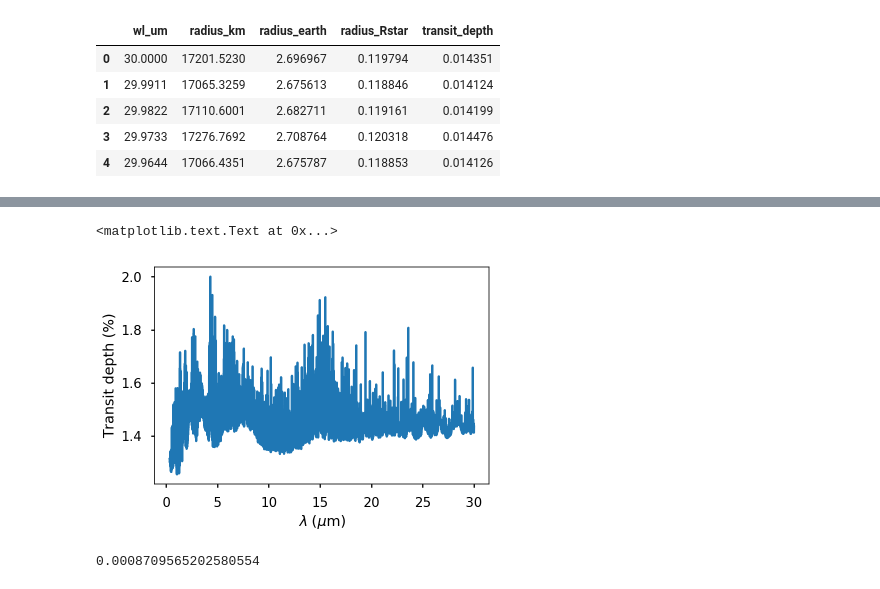
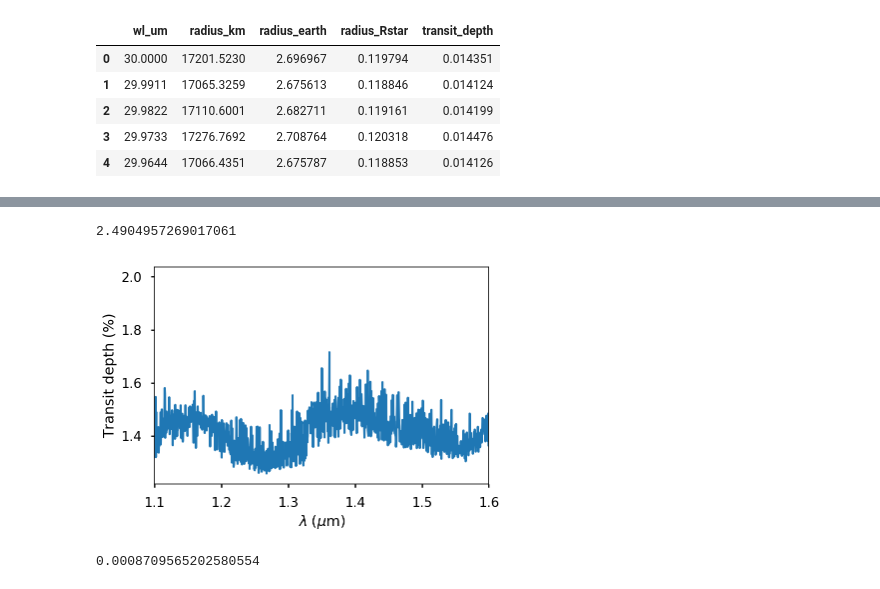
Before and after one commit to BrownDwarf/nubble, a Jupyter notebook: notebooks/01.02-GJ1214_and_star.ipynb, the cells around one changed output, grey strips where cells are left out. Drawn from its saved outputs; the diff is of its cells as text; code cells hidden in the pictures.

```diff
--- a/notebooks/01.02-GJ1214_and_star.ipynb
+++ b/notebooks/01.02-GJ1214_and_star.ipynb
@@ -100,12 +115,17 @@ sns.set_context('talk')
+# %%
+np.sqrt((((df.transit_depth[ji]*100.0) - (df.transit_depth[ji]*100.0).median())**2).sum())
+# %% [output]
+2.4904957269017061
 # %%
 #plt.figure(figsize=(20,10))
 plt.plot(df.wl_um, df.transit_depth*100.0)
 plt.xlabel('$\lambda \;(\mu \mathrm{m})$')
 plt.xlabel('$\lambda \;(\mu \mathrm{m})$')
 plt.ylabel('Transit depth (%)')
+plt.xlim(1.1, 1.6)
+plt.savefig('../figures/GJ1214b_wl_depth_zoom.pdf', bbox_inches='tight')
 # %% [output]
-<matplotlib.text.Text at 0x...>
-[figure, old version]
+[figure, new version]
 # %%
 df.transit_depth.std()
 # %% [output]
```
Also changed, not shown: parts of 63 cells of this notebook, 5 other files.
